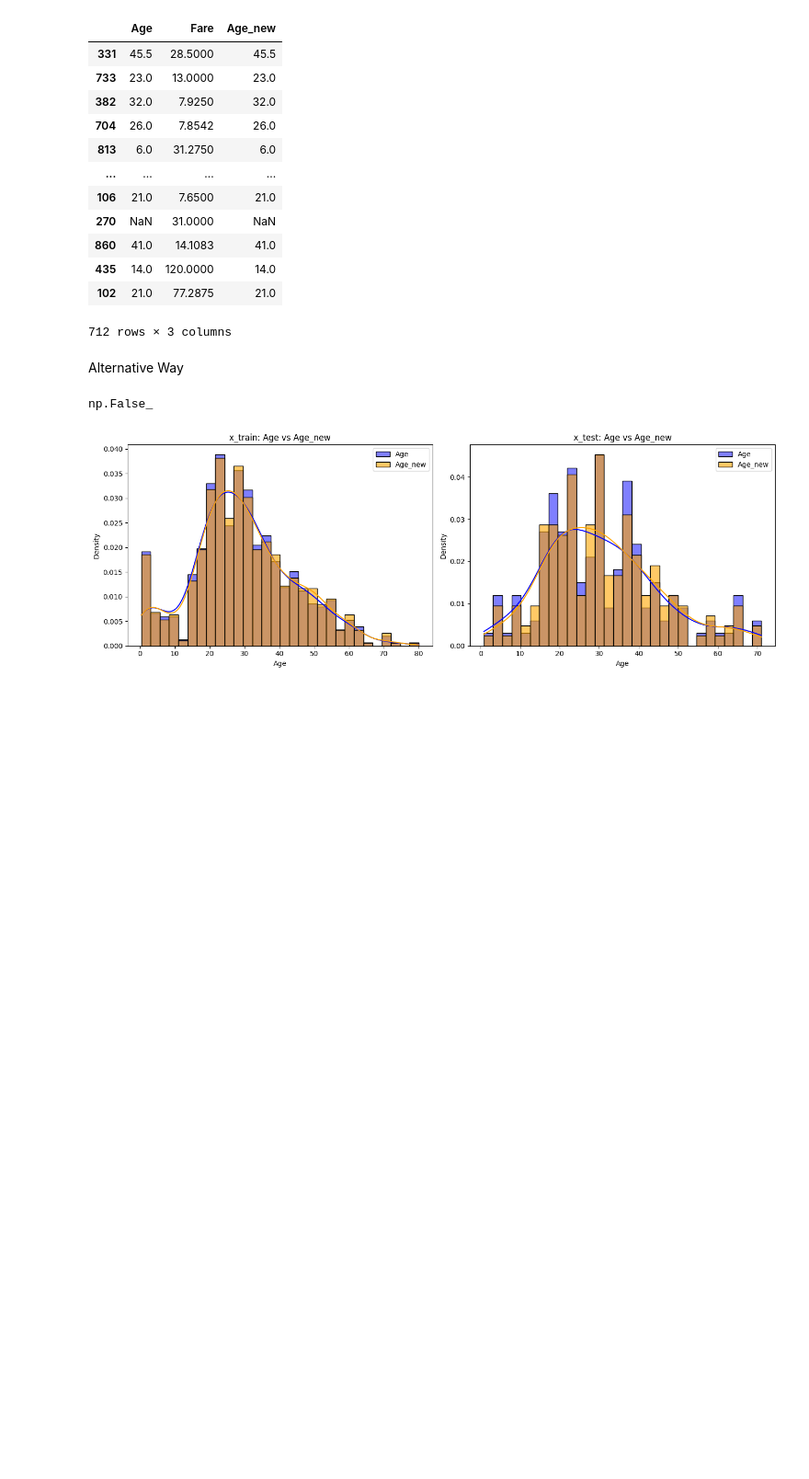
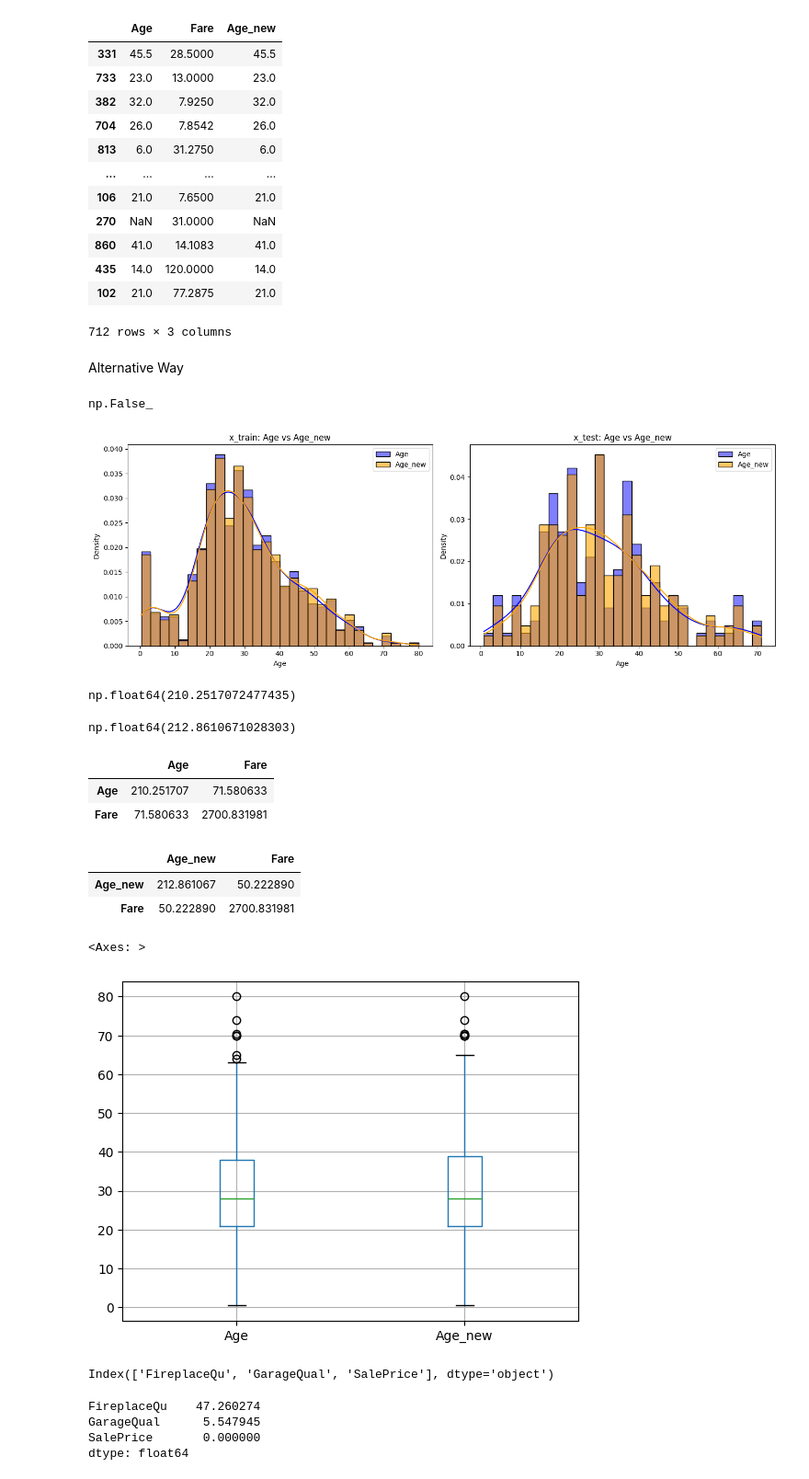
Before and after one commit to HirenGajjar/ai-ml, a Jupyter notebook: 38_handle_indicator/index.ipynb, the cells around one changed output. Shown at 92% size. Drawn from its saved outputs; the diff is of its cells as text; code cells hidden in the pictures; blank space fills up the shorter version.

```diff
--- a/38_handle_indicator/index.ipynb
+++ b/38_handle_indicator/index.ipynb
@@ -123,3 +123,28 @@ plt.tight_layout()
 plt.show()
 # %% [output]
 [figure]
+# %%
+x_train.Age.var()
+# %% [output]
+np.float64(210.2517072477435)
+# %%
+x_train.Age_new.var()
+# %% [output]
+np.float64(212.8610671028303)
+# %%
+x_train[["Age", "Fare" ]].cov()
+# %% [output]
+|  | Age | Fare |
+| Age | 210.251707 | 71.580633 |
+| Fare | 71.580633 | 2700.831981 |
+# %%
+x_train[["Age_new" , "Fare"]].cov()
+# %% [output]
+|  | Age_new | Fare |
+| Age_new | 212.861067 | 50.222890 |
+| Fare | 50.222890 | 2700.831981 |
+# %%
+x_train[["Age" , "Age_new"]].boxplot()
+# %% [output]
+<Axes: >
+[figure, added]
@@ -125,0 +153,11 @@ plt.show()
+# %%
+df2.columns
+# %% [output]
+Index(['FireplaceQu', 'GarageQual', 'SalePrice'], dtype='object')
+# %%
+df2.isna().mean()*100
+# %% [output]
+FireplaceQu    47.260274
+GarageQual      5.547945
+SalePrice       0.000000
+dtype: float64
```
Also changed, not shown: parts of 7 cells of this notebook, 1 other file.
